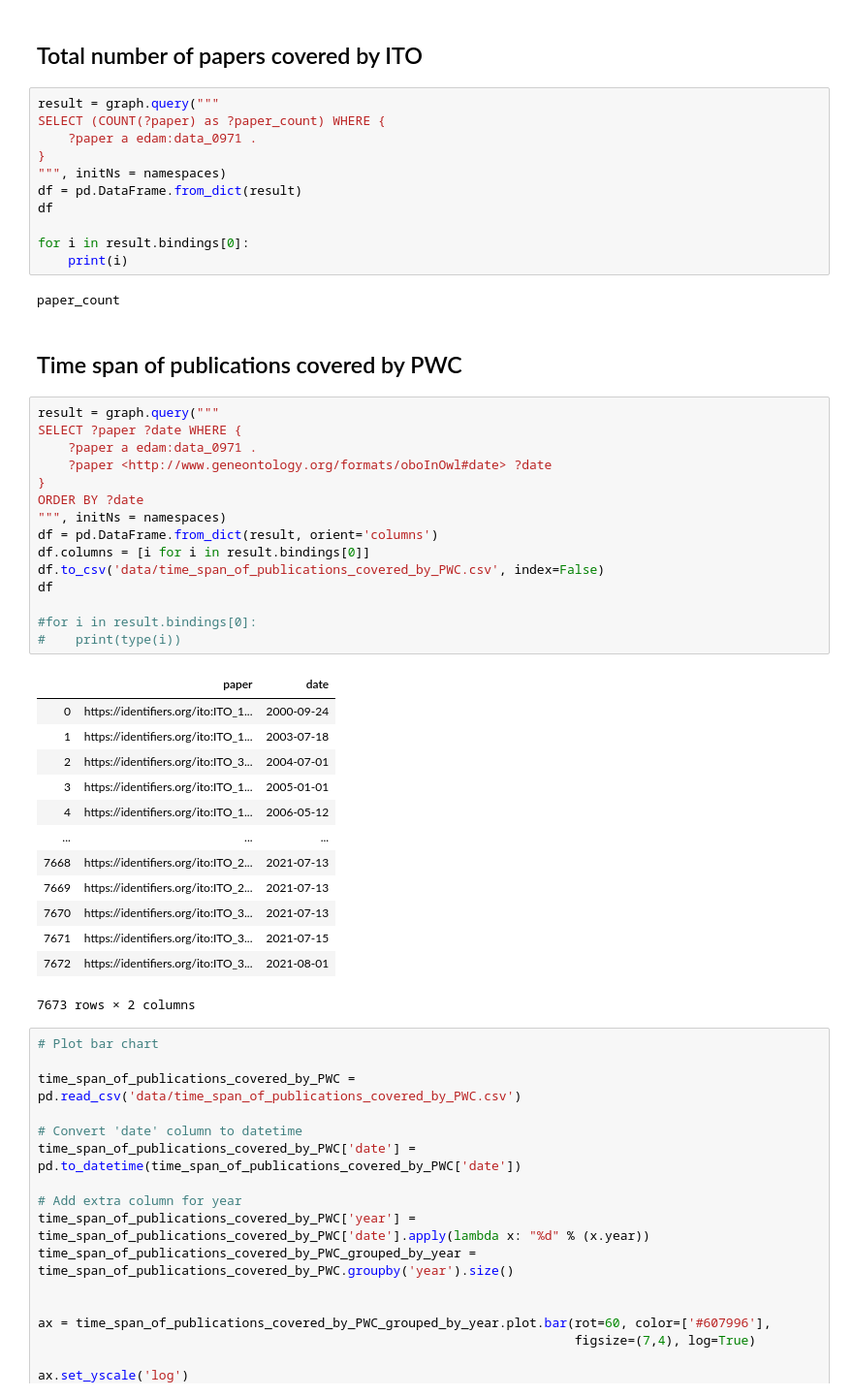
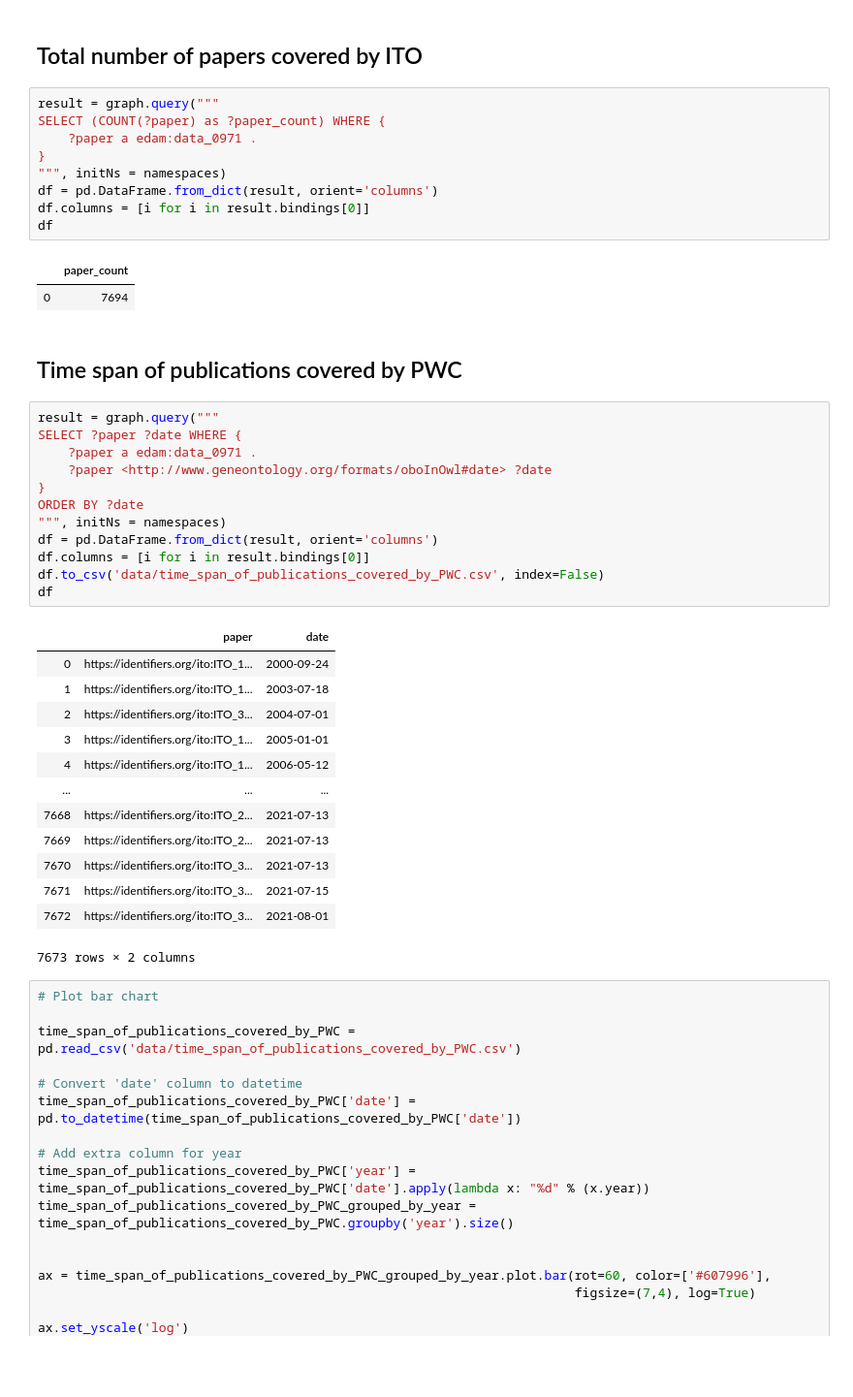
Before and after one commit to OpenBioLink/ITO, a Jupyter notebook: notebooks/descriptive_statistics_v0.92/statistics_on_classes_and_properties.ipynb, the cells around one changed output. Shown: that part at 97% size. Saved outputs shown, nothing was run; the diff lists cells and outputs as text; blank space fills up the shorter version.

Commit message:
Fixes column names

```diff
--- a/notebooks/descriptive_statistics_v0.92/statistics_on_classes_and_properties.ipynb
+++ b/notebooks/descriptive_statistics_v0.92/statistics_on_classes_and_properties.ipynb
@@ -27,16 +27,15 @@ namespaces ={ 'owl': rdflib.OWL,
 # %%
 result = graph.query("""
 SELECT (COUNT(?paper) as ?paper_count) WHERE {
     ?paper a edam:data_0971 .
 }
 """, initNs = namespaces)
-df = pd.DataFrame.from_dict(result)
+df = pd.DataFrame.from_dict(result, orient='columns')
+df.columns = [i for i in result.bindings[0]]
 df
-
-for i in result.bindings[0]:
-    print(i)
 # %% [output]
-paper_count
+|  | paper_count |
+| 0 | 7694 |
 # %% [markdown]
 ## Time span of publications covered by PWC
 # %%
@@ -51,9 +50,6 @@ df = pd.DataFrame.from_dict(result, orient='columns')
 df.columns = [i for i in result.bindings[0]]
 df.to_csv('data/time_span_of_publications_covered_by_PWC.csv', index=False)
 df
-
-#for i in result.bindings[0]:
-#    print(type(i))
 # %% [output]
 |  | paper | date |
 | 0 | https://identifiers.org/ito:ITO_1... | 2000-09-24 |
```
